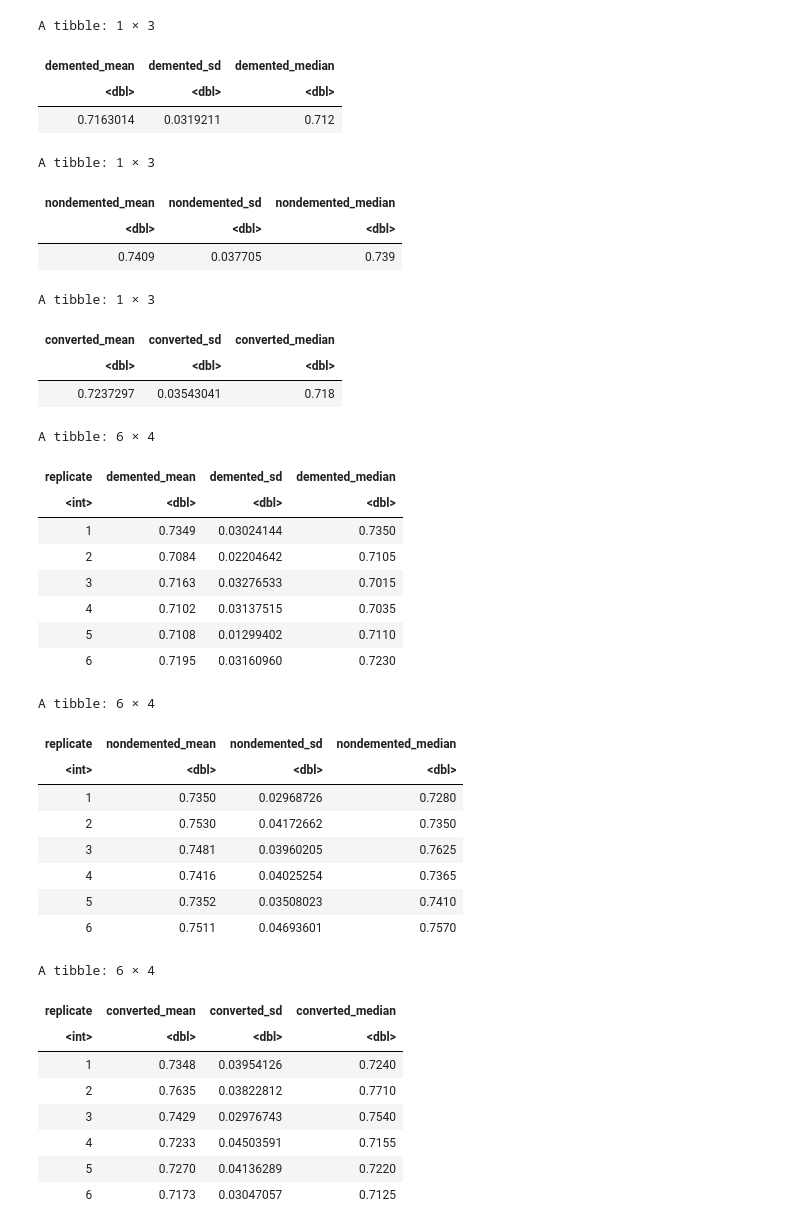
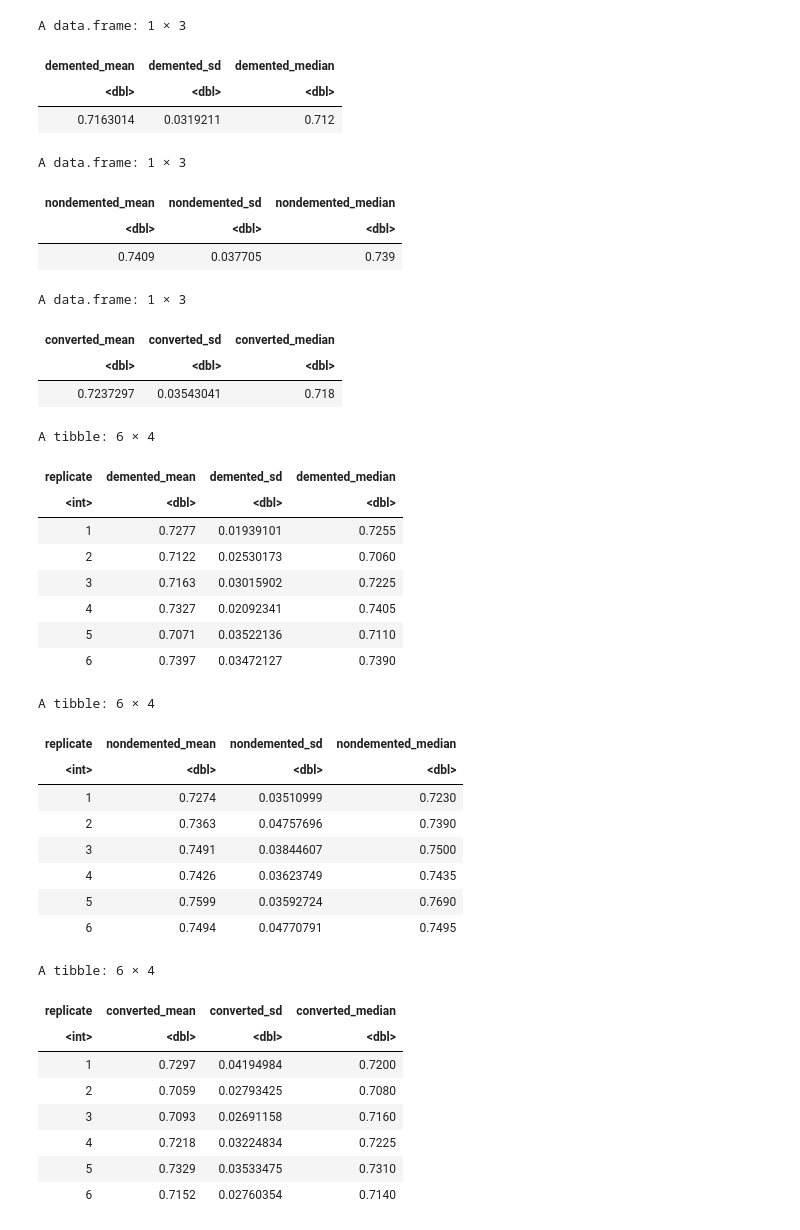
Before and after one commit to yuwangy/alzheimer_analysis, a Jupyter notebook: Project Proposal.ipynb, the cells around one changed output. Saved outputs shown, nothing was run; the diff lists cells and outputs as text; code cells hidden in the pictures.

```diff
--- a/Project Proposal.ipynb
+++ b/Project Proposal.ipynb
@@ -13,6 +13,6 @@ library(gridExtra)
 
 # Read the alzheimer dataset CSV file into a data frame from the github web
 
-data_alzheimer <- read_csv("https://raw.githubusercontent.com/yuwangy/alzheimer_analysis/main/oasis_longitudinal.csv")
-data_alzheimer
+data_alzheimer <- read.csv("https://raw.githubusercontent.com/yuwangy/alzheimer_analysis/main/oasis_longitudinal.csv")
+head(data_alzheimer)
 # %% [output]
@@ -104,20 +116,20 @@ A tibble: 6 × 2
 # calculate mean, median brain volume, its standard deviation for patients diagnosed with dementia,
 # not diagnosed with dementia, developed over the course respectively
 
-nwbv_demented <- nwbv |>
+nwbv_demented <- data_alzheimer |>
 filter(Group == "Demented") |>
 summarize(demented_mean = mean(nWBV),
           demented_sd = sd(nWBV),
           demented_median = median(nWBV))
 
 
-nwbv_nondemented <- nwbv |>
+nwbv_nondemented <- data_alzheimer |>
 filter(Group == "Nondemented") |>
 summarize(nondemented_mean = mean(nWBV),
           nondemented_sd = sd(nWBV),
           nondemented_median = median(nWBV))
 
-nwbv_converted <- nwbv |>
+nwbv_converted <- data_alzheimer |>
 filter(Group == "Converted") |>
 summarize(converted_mean = mean(nWBV),
           converted_sd = sd(nWBV),
@@ -127,15 +139,15 @@ nwbv_demented
 nwbv_nondemented
 nwbv_converted
 # %% [output]
-A tibble: 1 × 3
+A data.frame: 1 × 3
 | demented_mean | demented_sd | demented_median |
 | <dbl> | <dbl> | <dbl> |
 | 0.7163014 | 0.0319211 | 0.712 |
-A tibble: 1 × 3
+A data.frame: 1 × 3
 | nondemented_mean | nondemented_sd | nondemented_median |
 | <dbl> | <dbl> | <dbl> |
 | 0.7409 | 0.037705 | 0.739 |
-A tibble: 1 × 3
+A data.frame: 1 × 3
 | converted_mean | converted_sd | converted_median |
 | <dbl> | <dbl> | <dbl> |
 | 0.7237297 | 0.03543041 | 0.718 |
@@ -144,58 +156,58 @@ A tibble: 1 × 3
 # standard deviation for patients diagnosed with dementia,
 # not diagnosed with dementia, developed over the course respectively
 
-demented_sample <- nwbv |>
+demented_sample <- data_alzheimer |>
 filter(Group == "Demented") |>
 rep_sample_n(size = 10, reps = 100, replace = T) |>
 group_by(replicate) |>
 summarize(demented_mean = mean(nWBV),
           demented_sd = sd(nWBV),
           demented_median = median(nWBV))
 
-nondemented_sample <- nwbv |>
+nondemented_sample <- data_alzheimer |>
 filter(Group == "Nondemented") |>
 rep_sample_n(size = 10, reps = 100, replace = T) |>
 group_by(replicate) |>
 summarize(nondemented_mean = mean(nWBV),
           nondemented_sd = sd(nWBV),
           nondemented_median = median(nWBV))
 
-converted_sample <- nwbv |>
+converted_sample <- data_alzheimer |>
 filter(Group == "Converted") |>
 rep_sample_n(size = 10, reps = 100, replace = T) |>
 group_by(replicate) |>
 summarize(converted_mean = mean(nWBV),
           converted_sd = sd(nWBV),
           converted_median = median(nWBV))
 
 head(demented_sample)
 head(nondemented_sample)
 head(converted_sample)
 # %% [output]
 A tibble: 6 × 4
 | replicate | demented_mean | demented_sd | demented_median |
 | <int> | <dbl> | <dbl> | <dbl> |
-| 1 | 0.7349 | 0.03024144 | 0.7350 |
-| 2 | 0.7084 | 0.02204642 | 0.7105 |
-| 3 | 0.7163 | 0.03276533 | 0.7015 |
-| 4 | 0.7102 | 0.03137515 | 0.7035 |
-| 5 | 0.7108 | 0.01299402 | 0.7110 |
-| 6 | 0.7195 | 0.03160960 | 0.7230 |
+| 1 | 0.7277 | 0.01939101 | 0.7255 |
+| 2 | 0.7122 | 0.02530173 | 0.7060 |
+| 3 | 0.7163 | 0.03015902 | 0.7225 |
+| 4 | 0.7327 | 0.02092341 | 0.7405 |
+| 5 | 0.7071 | 0.03522136 | 0.7110 |
+| 6 | 0.7397 | 0.03472127 | 0.7390 |
 A tibble: 6 × 4
 | replicate | nondemented_mean | nondemented_sd | nondemented_median |
 | <int> | <dbl> | <dbl> | <dbl> |
-| 1 | 0.7350 | 0.02968726 | 0.7280 |
-| 2 | 0.7530 | 0.04172662 | 0.7350 |
-| 3 | 0.7481 | 0.03960205 | 0.7625 |
-| 4 | 0.7416 | 0.04025254 | 0.7365 |
-| 5 | 0.7352 | 0.03508023 | 0.7410 |
-| 6 | 0.7511 | 0.04693601 | 0.7570 |
+| 1 | 0.7274 | 0.03510999 | 0.7230 |
+| 2 | 0.7363 | 0.04757696 | 0.7390 |
+| 3 | 0.7491 | 0.03844607 | 0.7500 |
+| 4 | 0.7426 | 0.03623749 | 0.7435 |
+| 5 | 0.7599 | 0.03592724 | 0.7690 |
+| 6 | 0.7494 | 0.04770791 | 0.7495 |
 A tibble: 6 × 4
 | replicate | converted_mean | converted_sd | converted_median |
 | <int> | <dbl> | <dbl> | <dbl> |
-| 1 | 0.7348 | 0.03954126 | 0.7240 |
-| 2 | 0.7635 | 0.03822812 | 0.7710 |
-| 3 | 0.7429 | 0.02976743 | 0.7540 |
-| 4 | 0.7233 | 0.04503591 | 0.7155 |
-| 5 | 0.7270 | 0.04136289 | 0.7220 |
-| 6 | 0.7173 | 0.03047057 | 0.7125 |
+| 1 | 0.7297 | 0.04194984 | 0.7200 |
+| 2 | 0.7059 | 0.02793425 | 0.7080 |
+| 3 | 0.7093 | 0.02691158 | 0.7160 |
+| 4 | 0.7218 | 0.03224834 | 0.7225 |
+| 5 | 0.7329 | 0.03533475 | 0.7310 |
+| 6 | 0.7152 | 0.02760354 | 0.7140 |
```
Also changed, not shown: parts of 7 cells of this notebook.
